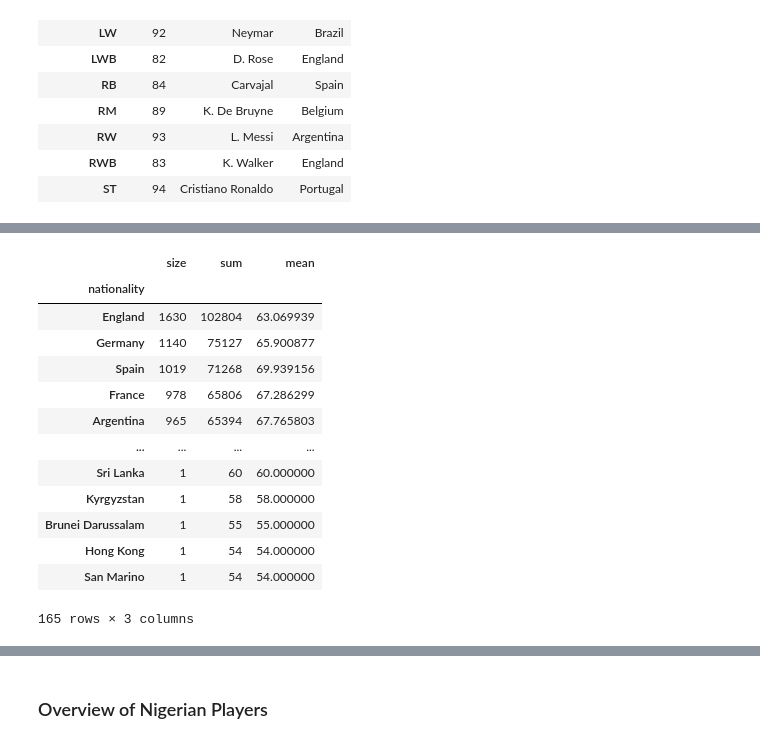
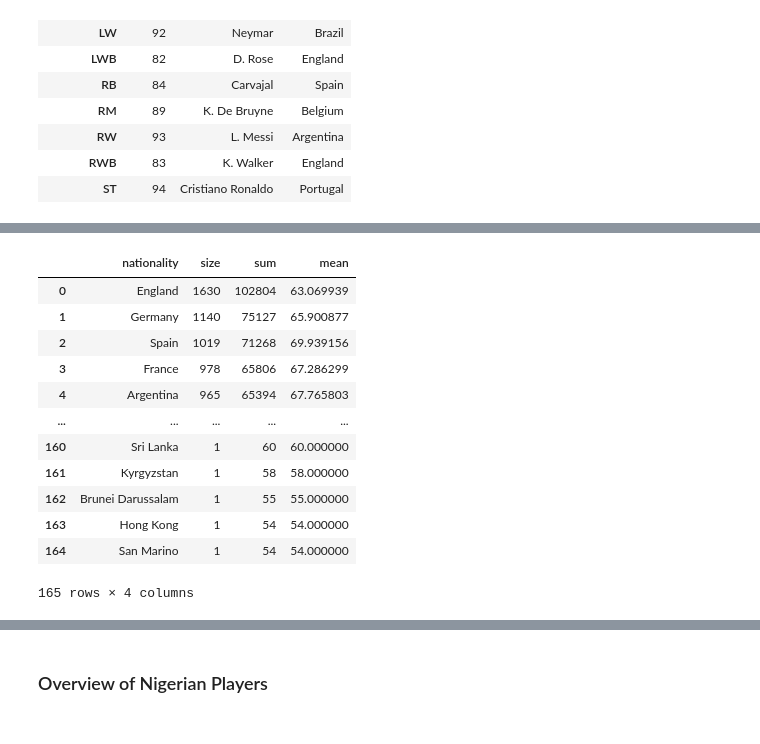
Before and after one commit to imabiodun/fifa-ranking, a Jupyter notebook: fifa-player-ranking.ipynb, the cells around one changed output, grey strips where cells are left out. Drawn from its saved outputs; the diff is of its cells as text; code cells hidden in the pictures.

```diff
--- a/fifa-player-ranking.ipynb
+++ b/fifa-player-ranking.ipynb
@@ -67,5 +67,4 @@ dtype: int64
 # %%
 # call all columns to be formatted to int dtype
 cols_num = (data.dtypes == 'O').index
-cols_num = cols_num.drop(['name','preferred positions','nationality', 'overall','age'])
-cols_num
+cols_num = cols_num.drop(['name','preferred positions','nationality', 'overall','age']).tolist()
@@ -213,18 +240,18 @@ data_cleaned.groupby(['main position'])[['overall','name','nationality']].first(
 # %%
 # average of each country's player overall score sorted by size(number of players) and mean of overall score
-data_cleaned.groupby('nationality')['overall'].agg(['size','sum','mean']).sort_values( by = ['size','mean'], ascending = False)
+country_avg_score = data_cleaned.groupby('nationality')['overall'].agg(['size','sum','mean']).sort_values( by = ['size','mean'], ascending = False).reset_index()
+country_avg_score
 # %% [output]
-|  | size | sum | mean |
-| nationality |  |  |  |
-| England | 1630 | 102804 | 63.069939 |
-| Germany | 1140 | 75127 | 65.900877 |
-| Spain | 1019 | 71268 | 69.939156 |
-| France | 978 | 65806 | 67.286299 |
-| Argentina | 965 | 65394 | 67.765803 |
-| ... | ... | ... | ... |
-| Sri Lanka | 1 | 60 | 60.000000 |
-| Kyrgyzstan | 1 | 58 | 58.000000 |
-| Brunei Darussalam | 1 | 55 | 55.000000 |
-| Hong Kong | 1 | 54 | 54.000000 |
-| San Marino | 1 | 54 | 54.000000 |
+|  | nationality | size | sum | mean |
+| 0 | England | 1630 | 102804 | 63.069939 |
+| 1 | Germany | 1140 | 75127 | 65.900877 |
+| 2 | Spain | 1019 | 71268 | 69.939156 |
+| 3 | France | 978 | 65806 | 67.286299 |
+| 4 | Argentina | 965 | 65394 | 67.765803 |
+| ... | ... | ... | ... | ... |
+| 160 | Sri Lanka | 1 | 60 | 60.000000 |
+| 161 | Kyrgyzstan | 1 | 58 | 58.000000 |
+| 162 | Brunei Darussalam | 1 | 55 | 55.000000 |
+| 163 | Hong Kong | 1 | 54 | 54.000000 |
+| 164 | San Marino | 1 | 54 | 54.000000 |
-165 rows × 3 columns
+165 rows × 4 columns
```
Also changed, not shown: parts of 32 cells of this notebook.
